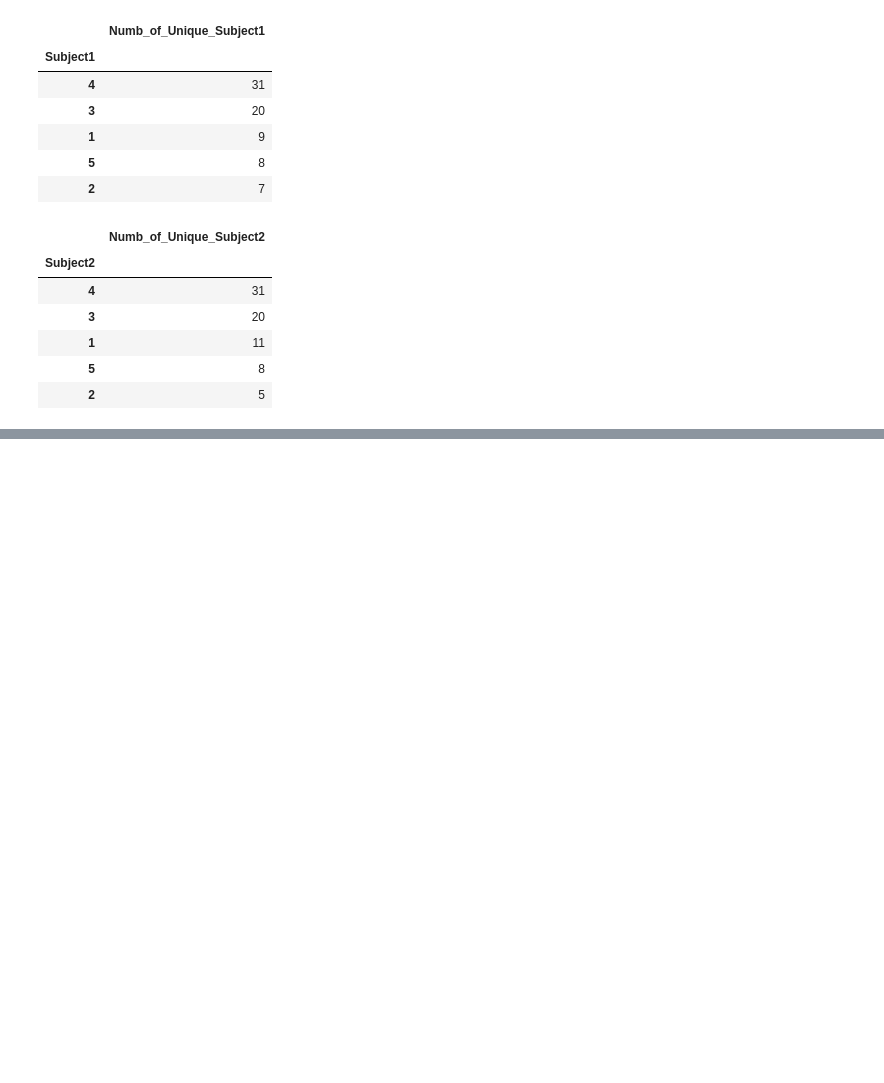
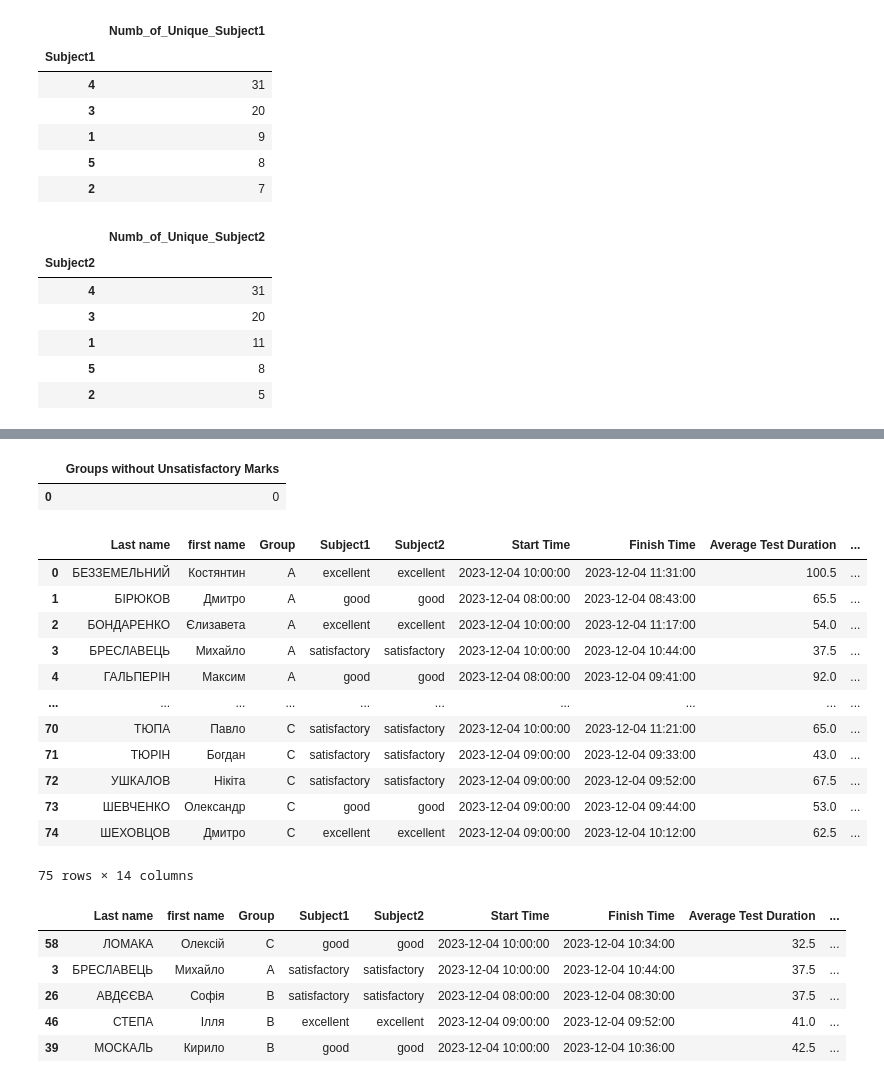
Before and after one commit to HalynaB-2908/HalynaB-2908, a Jupyter notebook: Workshop_1.ipynb, the cells around one changed output, grey strips where cells are left out. Saved outputs shown, nothing was run; the diff lists cells and outputs as text; code cells hidden in the pictures; blank space fills up the shorter version.

```diff
--- a/Workshop_1.ipynb
+++ b/Workshop_1.ipynb
@@ -323,3 +320,5 @@ display(Unique_DataFrame1,Unique_DataFrame2,Unique_DataFrame3,Unique_DataFrame4,
 | 1 | 11 |
 | 5 | 8 |
 | 2 | 5 |
+# %%
+stud_DataFrame = pd.read_excel('2_workshop_DataSet.xlsx', header=0)
@@ -325,0 +379,76 @@ display(Unique_DataFrame1,Unique_DataFrame2,Unique_DataFrame3,Unique_DataFrame4,
+# %%
+unsatisfactory_labels = [
+    "Unsatisfactory (with the exam retake option)",
+    "Unsatisfactory (with mandatory repetition of the course)"
+]
+
+groups_with_unsat = stud_DataFrame[
+    stud_DataFrame["Subject1"].isin(unsatisfactory_labels) |
+    stud_DataFrame["Subject2"].isin(unsatisfactory_labels)
+]["Group"].unique()
+
+groups_without_unsat = stud_DataFrame.loc[~stud_DataFrame["Group"].isin(groups_with_unsat), "Group"].unique()
+
+groups_without_unsat_df = pd.DataFrame(groups_without_unsat, columns=["Groups without Unsatisfactory Marks"])
+
+if groups_without_unsat_df.empty:
+    groups_without_unsat_df.loc[0] = 0
+
+display(groups_without_unsat_df)
+# %% [output]
+|  | Groups without Unsatisfactory Marks |
+| 0 | 0 |
+# %%
+np.random.seed(42)
+exam1_start = pd.to_datetime("2023-12-04") + pd.to_timedelta(np.random.randint(8, 11, size=len(stud_DataFrame)), unit="h")
+exam1_finish = exam1_start + pd.to_timedelta(np.random.randint(30, 120, size=len(stud_DataFrame)), unit="m")
+
+exam2_start = exam1_start + pd.to_timedelta(np.random.randint(1, 3, size=len(stud_DataFrame)), unit="h")
+exam2_finish = exam2_start + pd.to_timedelta(np.random.randint(30, 120, size=len(stud_DataFrame)), unit="m")
+
+# Додаємо нові стовпці до DataFrame
+stud_DataFrame["Exam1 Start Time"] = exam1_start
+stud_DataFrame["Exam1 Finish Time"] = exam1_finish
+stud_DataFrame["Exam2 Start Time"] = exam2_start
+stud_DataFrame["Exam2 Finish Time"] = exam2_finish
+
+# Обчислюємо тривалість кожного екзамену (у хвилинах)
+stud_DataFrame["Exam1 Duration"] = (stud_DataFrame["Exam1 Finish Time"] - stud_DataFrame["Exam1 Start Time"]).dt.total_seconds() / 60
+stud_DataFrame["Exam2 Duration"] = (stud_DataFrame["Exam2 Finish Time"] - stud_DataFrame["Exam2 Start Time"]).dt.total_seconds() / 60
+
+# Обчислюємо середній час тестування для кожного студента
+stud_DataFrame["Average Test Duration"] = (stud_DataFrame["Exam1 Duration"] + stud_DataFrame["Exam2 Duration"]) / 2
+
+# Сортуємо студентів за середнім часом тестування
+sorted_df = stud_DataFrame.sort_values(by="Average Test Duration")
+
+# Отримуємо 5 студентів з найкоротшим середнім часом тестування
+shortest_tests = sorted_df.head(5)
+
+# Отримуємо 5 студентів з найдовшим середнім часом тестування
+longest_tests = sorted_df.tail(5)
+
+# Відображаємо результати
+display(stud_DataFrame)
+display(shortest_tests)
+display(longest_tests)
+# %% [output]
+|  | Last name | first name | Group | Subject1 | Subject2 | Start Time | Finish Time | Average Test Duration | ... |
+| 0 | БЕЗЗЕМЕЛЬНИЙ | Костянтин | A | excellent | excellent | 2023-12-04 10:00:00 | 2023-12-04 11:31:00 | 100.5 | ... |
+| 1 | БІРЮКОВ | Дмитро | A | good | good | 2023-12-04 08:00:00 | 2023-12-04 08:43:00 | 65.5 | ... |
+| 2 | БОНДАРЕНКО | Єлизавета | A | excellent | excellent | 2023-12-04 10:00:00 | 2023-12-04 11:17:00 | 54.0 | ... |
+| 3 | БРЕСЛАВЕЦЬ | Михайло | A | satisfactory | satisfactory | 2023-12-04 10:00:00 | 2023-12-04 10:44:00 | 37.5 | ... |
+| 4 | ГАЛЬПЕРІН | Максим | A | good | good | 2023-12-04 08:00:00 | 2023-12-04 09:41:00 | 92.0 | ... |
+| ... | ... | ... | ... | ... | ... | ... | ... | ... | ... |
+| 70 | ТЮПА | Павло | C | satisfactory | satisfactory | 2023-12-04 10:00:00 | 2023-12-04 11:21:00 | 65.0 | ... |
+| 71 | ТЮРІН | Богдан | C | satisfactory | satisfactory | 2023-12-04 09:00:00 | 2023-12-04 09:33:00 | 43.0 | ... |
+| 72 | УШКАЛОВ | Нікіта | C | satisfactory | satisfactory | 2023-12-04 09:00:00 | 2023-12-04 09:52:00 | 67.5 | ... |
+| 73 | ШЕВЧЕНКО | Олександр | C | good | good | 2023-12-04 09:00:00 | 2023-12-04 09:44:00 | 53.0 | ... |
+| 74 | ШЕХОВЦОВ | Дмитро | C | excellent | excellent | 2023-12-04 09:00:00 | 2023-12-04 10:12:00 | 62.5 | ... |
+75 rows × 14 columns
+|  | Last name | first name | Group | Subject1 | Subject2 | Start Time | Finish Time | Average Test Duration | ... |
+| 58 | ЛОМАКА | Олексій | C | good | good | 2023-12-04 10:00:00 | 2023-12-04 10:34:00 | 32.5 | ... |
+| 3 | БРЕСЛАВЕЦЬ | Михайло | A | satisfactory | satisfactory | 2023-12-04 10:00:00 | 2023-12-04 10:44:00 | 37.5 | ... |
+| 26 | АВДЄЄВА | Софія | B | satisfactory | satisfactory | 2023-12-04 08:00:00 | 2023-12-04 08:30:00 | 37.5 | ... |
+| 46 | СТЕПА | Ілля | B | excellent | excellent | 2023-12-04 09:00:00 | 2023-12-04 09:52:00 | 41.0 | ... |
+| 39 | МОСКАЛЬ | Кирило | B | good | good | 2023-12-04 10:00:00 | 2023-12-04 10:36:00 | 42.5 | ... |
```
Also changed, not shown: parts of 5 cells of this notebook.
